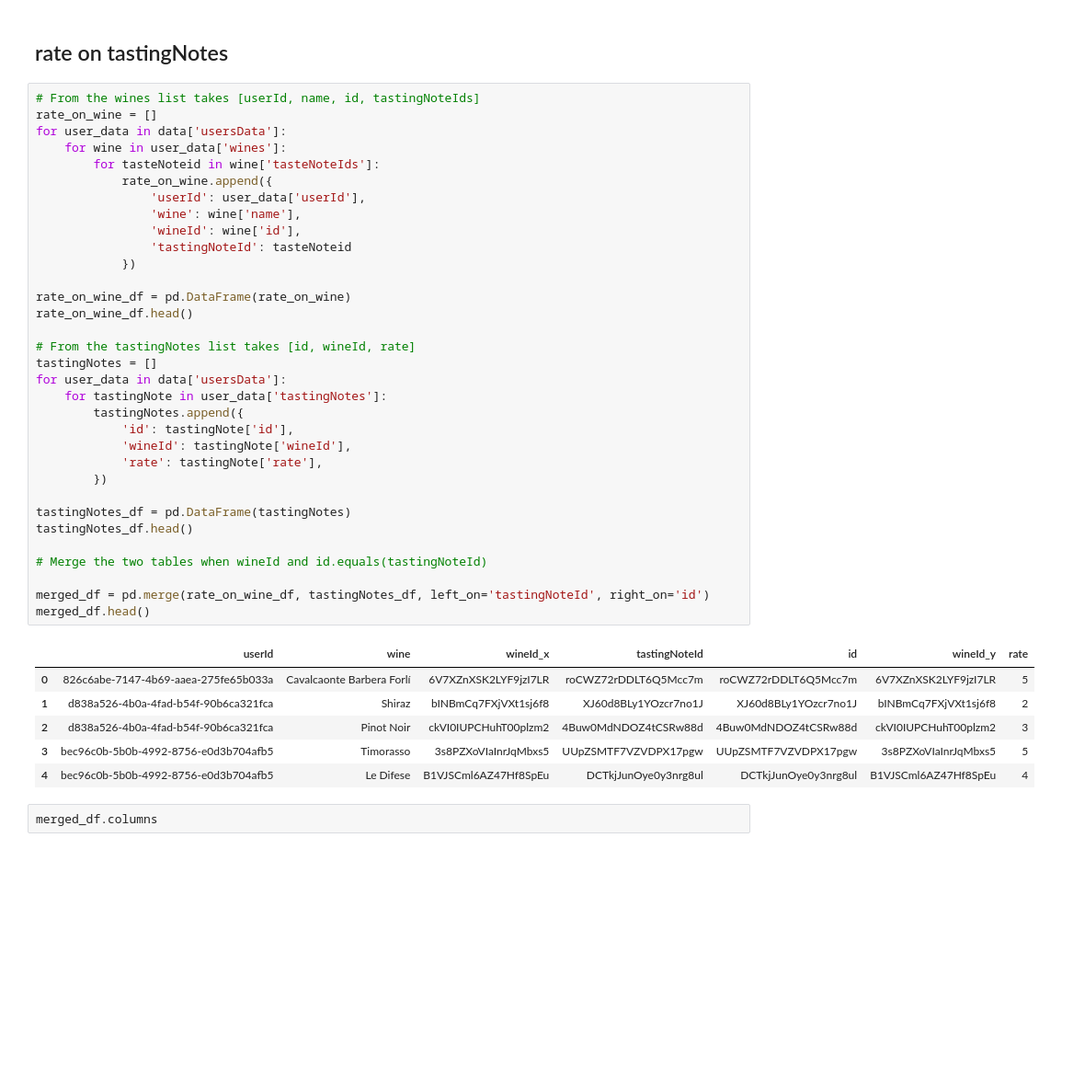
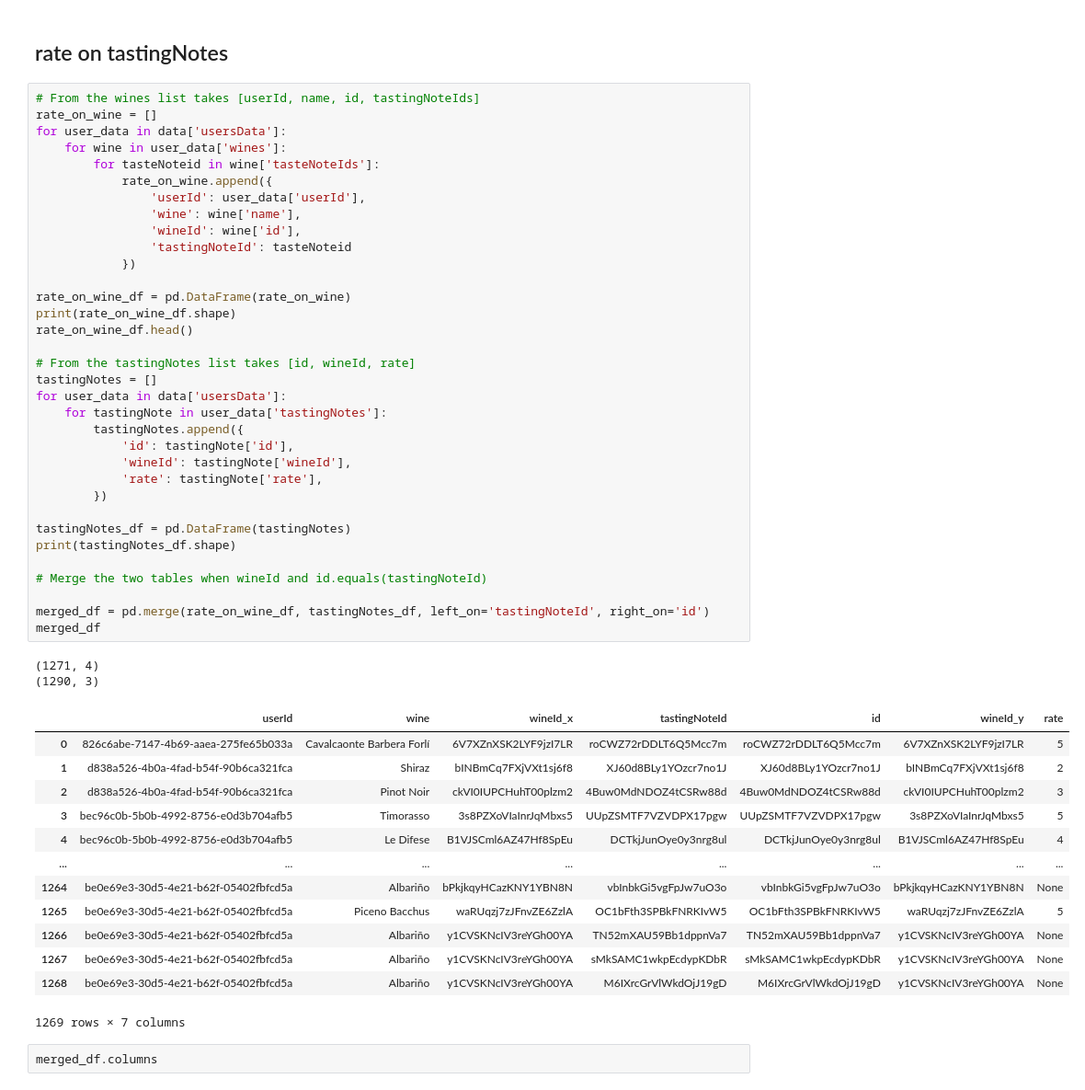
Before and after one commit to brunobonaiuto/collaborativeFiltering, a Jupyter notebook: src/eda.ipynb, the cells around one changed output. Shown: that part at 92% size. Saved outputs shown, nothing was run; the diff lists cells and outputs as text; blank space fills up the shorter version.

```diff
--- a/src/eda.ipynb
+++ b/src/eda.ipynb
@@ -147,35 +147,45 @@ for user_data in data['usersData']:
                 'wine': wine['name'],
                 'wineId': wine['id'],
                 'tastingNoteId': tasteNoteid
             })
 
 rate_on_wine_df = pd.DataFrame(rate_on_wine)
+print(rate_on_wine_df.shape)
 rate_on_wine_df.head()
 
 # From the tastingNotes list takes [id, wineId, rate]
 tastingNotes = []
 for user_data in data['usersData']:
     for tastingNote in user_data['tastingNotes']:
         tastingNotes.append({
             'id': tastingNote['id'],
             'wineId': tastingNote['wineId'],
             'rate': tastingNote['rate'],
         })
 
 tastingNotes_df = pd.DataFrame(tastingNotes)
-tastingNotes_df.head()
+print(tastingNotes_df.shape)
 
 # Merge the two tables when wineId and id.equals(tastingNoteId)
 
 merged_df = pd.merge(rate_on_wine_df, tastingNotes_df, left_on='tastingNoteId', right_on='id')
-merged_df.head()
+merged_df
 # %% [output]
+(1271, 4)
+(1290, 3)
 |  | userId | wine | wineId_x | tastingNoteId | id | wineId_y | rate |
 | 0 | 826c6abe-7147-4b69-aaea-275fe65b033a | Cavalcaonte Barbera Forlí | 6V7XZnXSK2LYF9jzI7LR | roCWZ72rDDLT6Q5Mcc7m | roCWZ72rDDLT6Q5Mcc7m | 6V7XZnXSK2LYF9jzI7LR | 5 |
 | 1 | d838a526-4b0a-4fad-b54f-90b6ca321fca | Shiraz | bINBmCq7FXjVXt1sj6f8 | XJ60d8BLy1YOzcr7no1J | XJ60d8BLy1YOzcr7no1J | bINBmCq7FXjVXt1sj6f8 | 2 |
 | 2 | d838a526-4b0a-4fad-b54f-90b6ca321fca | Pinot Noir | ckVI0IUPCHuhT00plzm2 | 4Buw0MdNDOZ4tCSRw88d | 4Buw0MdNDOZ4tCSRw88d | ckVI0IUPCHuhT00plzm2 | 3 |
 | 3 | bec96c0b-5b0b-4992-8756-e0d3b704afb5 | Timorasso | 3s8PZXoVIaInrJqMbxs5 | UUpZSMTF7VZVDPX17pgw | UUpZSMTF7VZVDPX17pgw | 3s8PZXoVIaInrJqMbxs5 | 5 |
 | 4 | bec96c0b-5b0b-4992-8756-e0d3b704afb5 | Le Difese | B1VJSCml6AZ47Hf8SpEu | DCTkjJunOye0y3nrg8ul | DCTkjJunOye0y3nrg8ul | B1VJSCml6AZ47Hf8SpEu | 4 |
+| ... | ... | ... | ... | ... | ... | ... | ... |
+| 1264 | be0e69e3-30d5-4e21-b62f-05402fbfcd5a | Albariño | bPkjkqyHCazKNY1YBN8N | vbInbkGi5vgFpJw7uO3o | vbInbkGi5vgFpJw7uO3o | bPkjkqyHCazKNY1YBN8N | None |
+| 1265 | be0e69e3-30d5-4e21-b62f-05402fbfcd5a | Piceno Bacchus | waRUqzj7zJFnvZE6ZzlA | OC1bFth3SPBkFNRKIvW5 | OC1bFth3SPBkFNRKIvW5 | waRUqzj7zJFnvZE6ZzlA | 5 |
+| 1266 | be0e69e3-30d5-4e21-b62f-05402fbfcd5a | Albariño | y1CVSKNcIV3reYGh00YA | TN52mXAU59Bb1dppnVa7 | TN52mXAU59Bb1dppnVa7 | y1CVSKNcIV3reYGh00YA | None |
+| 1267 | be0e69e3-30d5-4e21-b62f-05402fbfcd5a | Albariño | y1CVSKNcIV3reYGh00YA | sMkSAMC1wkpEcdypKDbR | sMkSAMC1wkpEcdypKDbR | y1CVSKNcIV3reYGh00YA | None |
+| 1268 | be0e69e3-30d5-4e21-b62f-05402fbfcd5a | Albariño | y1CVSKNcIV3reYGh00YA | M6IXrcGrVlWkdOjJ19gD | M6IXrcGrVlWkdOjJ19gD | y1CVSKNcIV3reYGh00YA | None |
+1269 rows × 7 columns
 # %%
 merged_df.columns
 # %% [output]
```
Also changed, not shown: parts of 10 cells of this notebook.
